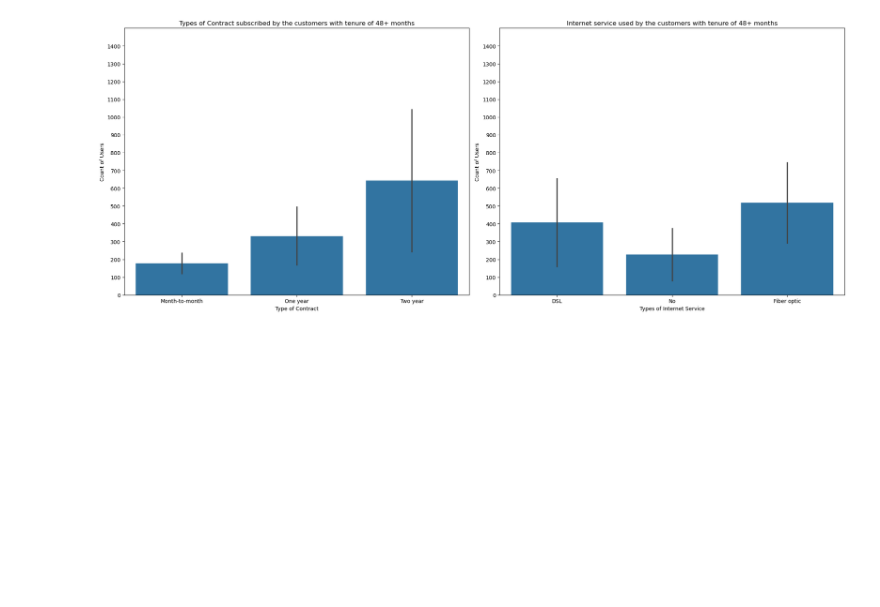
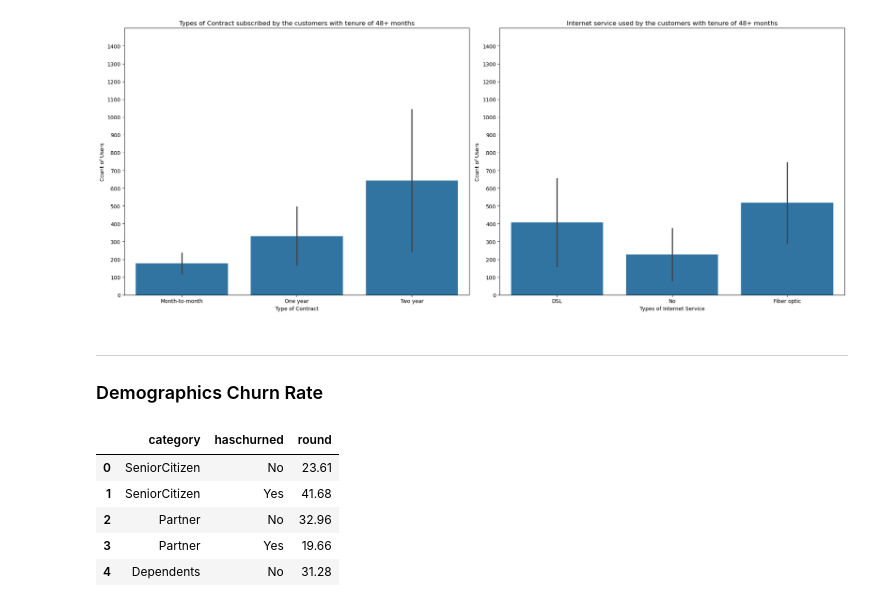
Before and after one commit to suzaladhikari/customer_churn-, a Jupyter notebook: EDA/eda.ipynb, the cells around one changed output. Drawn from its saved outputs; the diff is of its cells as text; code cells hidden in the pictures; blank space fills up the shorter version.

Commit message:
demographic stats has been determined

```diff
--- a/EDA/eda.ipynb
+++ b/EDA/eda.ipynb
@@ -663,3 +663,34 @@ contract_plotting('Contract', 'contractused', contractcount,'Types of Contract s
 contract_plotting('InternetService', 'serviceused', contractcount,'Internet service used by the customers with tenure of 48+ months', 'Types of Internet Service', 'Count of Users', 0,1500,ax[1],100)
 # %% [output]
 [figure]
+# %% [markdown]
+---
+### Demographics Churn Rate
+# %%
+query = """
+select 'SeniorCitizen' as category, case when "SeniorCitizen" = 1 then 'Yes' else 'No' end as haschurned,  ROUND(100 * SUM(case when "Churn"= 'Yes' then 1 else 0 end )::numeric / COUNT(*),2)
+from cleaned
+group by "SeniorCitizen"
+
+union all
+
+select 'Partner' as category, "Partner" as haschurned, ROUND(100 * SUM(case when "Churn"= 'Yes' then 1 else 0 end )::numeric / COUNT(*),2)
+from cleaned
+group by "Partner"
+
+union all
+
+select 'Dependents' as category,"Dependents" as haschurned, ROUND(100 * SUM(case when "Churn"= 'Yes' then 1 else 0 end )::numeric / COUNT(*),2)
+from cleaned
+group by "Dependents"
+"""
+
+demographicstats = pd.read_sql(query, connection)
+demographicstats.head(5)
+# %% [output]
+|  | category | haschurned | round |
+| 0 | SeniorCitizen | No | 23.61 |
+| 1 | SeniorCitizen | Yes | 41.68 |
+| 2 | Partner | No | 32.96 |
+| 3 | Partner | Yes | 19.66 |
+| 4 | Dependents | No | 31.28 |
```
